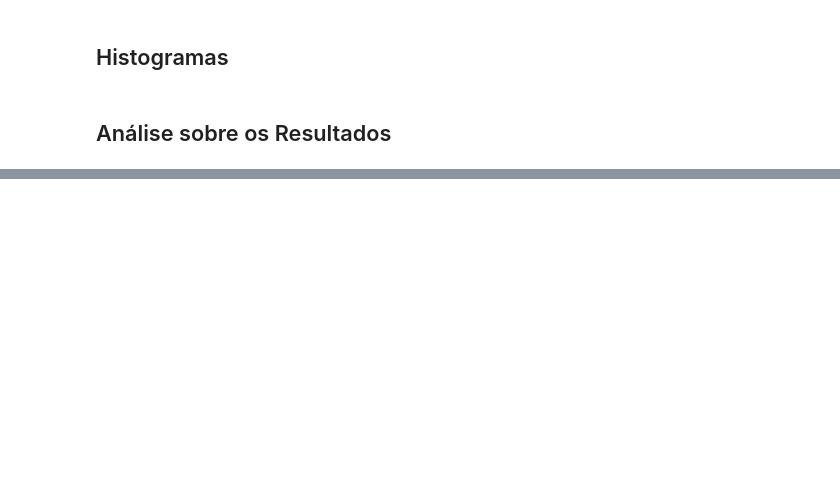
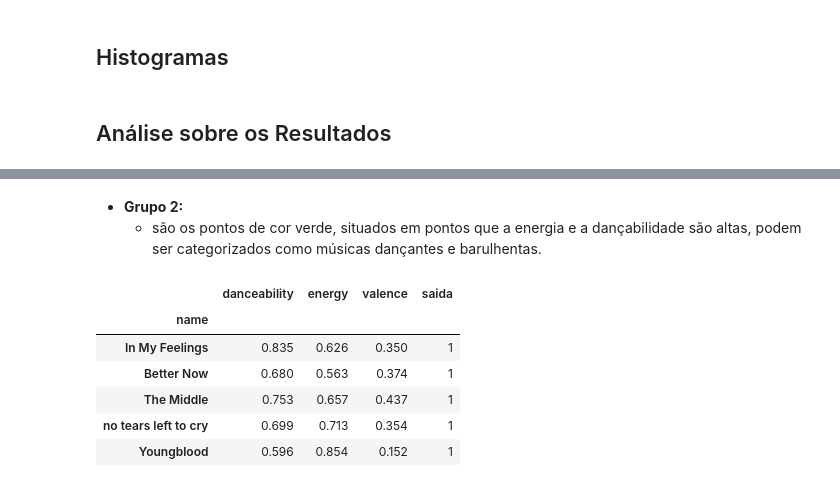
Before and after one commit to ellenbs/Projeto3CD, a Jupyter notebook: Clusterização.ipynb, the cells around one changed output, grey strips where cells are left out. Cells and saved outputs as stored; diff of their text form; code cells hidden in the pictures; blank space fills up the shorter version.

```diff
--- a/Clusterização.ipynb
+++ b/Clusterização.ipynb
@@ -255,0 +121,13 @@ top_2017_2018.liveness.plot.hist(density=True, bins=15)
+# %% [markdown]
+- **Grupo 2:**
+    - são os pontos de cor verde, situados em pontos que a energia e a dançabilidade são altas, podem ser categorizados como músicas dançantes e barulhentas.
+# %%
+grupo2_2017_2018.head()
+# %% [output]
+|  | danceability | energy | valence | saida |
+| name |  |  |  |  |
+| In My Feelings | 0.835 | 0.626 | 0.350 | 1 |
+| Better Now | 0.680 | 0.563 | 0.374 | 1 |
+| The Middle | 0.753 | 0.657 | 0.437 | 1 |
+| no tears left to cry | 0.699 | 0.713 | 0.354 | 1 |
+| Youngblood | 0.596 | 0.854 | 0.152 | 1 |
```
Also changed, not shown: parts of 24 cells of this notebook, 1 other file.
